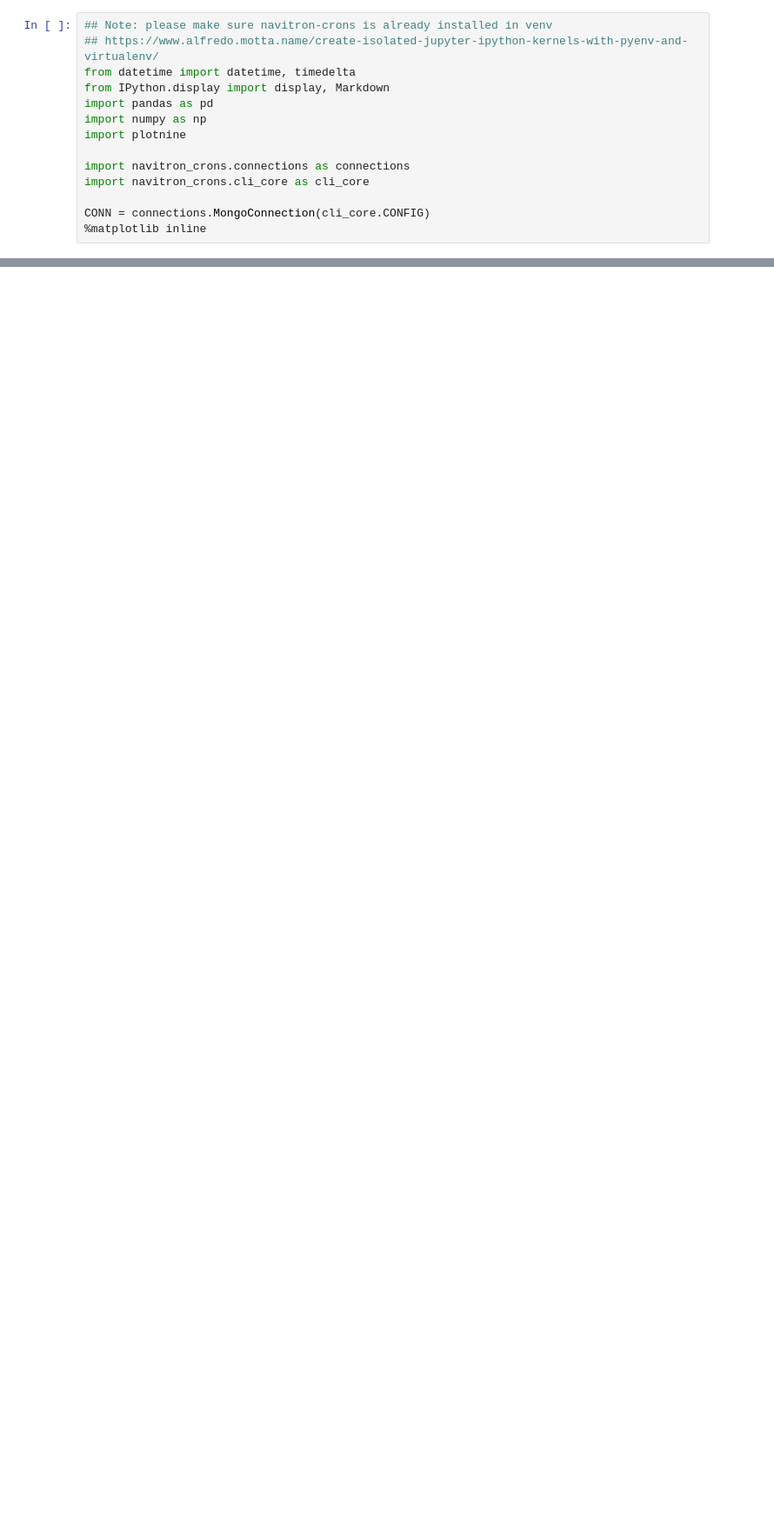
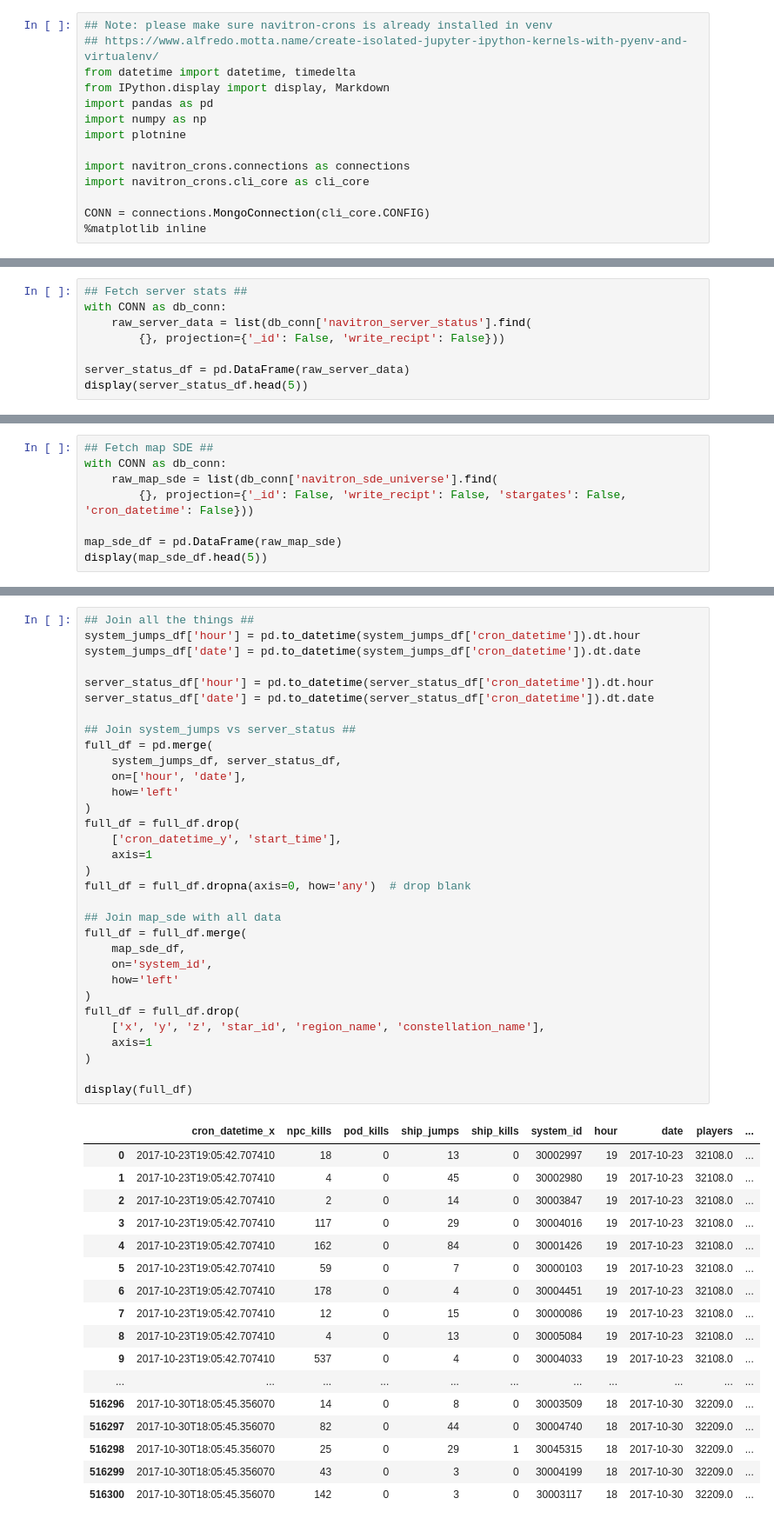
Before and after one commit to j9ac9k/NavitronEve, a Jupyter notebook: experiments/danger_predictor.ipynb, the cells around one changed output, grey strips where cells are left out. Shown at 87% size. Drawn from its saved outputs; the diff is of its cells as text; blank space fills up the shorter version.

Commit message:
updating demo ipynb to fetch/merge required v1 data

```diff
--- a/experiments/danger_predictor.ipynb
+++ b/experiments/danger_predictor.ipynb
@@ -28,0 +30,8 @@ display(system_jumps_df.head(5))
+# %%
+## Fetch server stats ##
+with CONN as db_conn:
+    raw_server_data = list(db_conn['navitron_server_status'].find(
+        {}, projection={'_id': False, 'write_recipt': False}))
+
+server_status_df = pd.DataFrame(raw_server_data)
+display(server_status_df.head(5))
@@ -28,0 +45,8 @@ display(system_jumps_df.head(5))
+# %%
+## Fetch map SDE ##
+with CONN as db_conn:
+    raw_map_sde = list(db_conn['navitron_sde_universe'].find(
+        {}, projection={'_id': False, 'write_recipt': False, 'stargates': False, 'cron_datetime': False}))
+
+map_sde_df = pd.DataFrame(raw_map_sde)
+display(map_sde_df.head(5))
@@ -28,0 +60,50 @@ display(system_jumps_df.head(5))
+# %%
+## Join all the things ##
+system_jumps_df['hour'] = pd.to_datetime(system_jumps_df['cron_datetime']).dt.hour
+system_jumps_df['date'] = pd.to_datetime(system_jumps_df['cron_datetime']).dt.date
+
+server_status_df['hour'] = pd.to_datetime(server_status_df['cron_datetime']).dt.hour
+server_status_df['date'] = pd.to_datetime(server_status_df['cron_datetime']).dt.date
+
+## Join system_jumps vs server_status ##
+full_df = pd.merge(
+    system_jumps_df, server_status_df,
+    on=['hour', 'date'],
+    how='left'
+)
+full_df = full_df.drop(
+    ['cron_datetime_y', 'start_time'],
+    axis=1
+)
+full_df = full_df.dropna(axis=0, how='any')  # drop blank
+
+## Join map_sde with all data
+full_df = full_df.merge(
+    map_sde_df,
+    on='system_id',
+    how='left'
+)
+full_df = full_df.drop(
+    ['x', 'y', 'z', 'star_id', 'region_name', 'constellation_name'],
+    axis=1
+)
+
+display(full_df)
+# %% [output]
+|  | cron_datetime_x | npc_kills | pod_kills | ship_jumps | ship_kills | system_id | hour | date | players | ... |
+| 0 | 2017-10-23T19:05:42.707410 | 18 | 0 | 13 | 0 | 30002997 | 19 | 2017-10-23 | 32108.0 | ... |
+| 1 | 2017-10-23T19:05:42.707410 | 4 | 0 | 45 | 0 | 30002980 | 19 | 2017-10-23 | 32108.0 | ... |
+| 2 | 2017-10-23T19:05:42.707410 | 2 | 0 | 14 | 0 | 30003847 | 19 | 2017-10-23 | 32108.0 | ... |
+| 3 | 2017-10-23T19:05:42.707410 | 117 | 0 | 29 | 0 | 30004016 | 19 | 2017-10-23 | 32108.0 | ... |
+| 4 | 2017-10-23T19:05:42.707410 | 162 | 0 | 84 | 0 | 30001426 | 19 | 2017-10-23 | 32108.0 | ... |
+| 5 | 2017-10-23T19:05:42.707410 | 59 | 0 | 7 | 0 | 30000103 | 19 | 2017-10-23 | 32108.0 | ... |
+| 6 | 2017-10-23T19:05:42.707410 | 178 | 0 | 4 | 0 | 30004451 | 19 | 2017-10-23 | 32108.0 | ... |
+| 7 | 2017-10-23T19:05:42.707410 | 12 | 0 | 15 | 0 | 30000086 | 19 | 2017-10-23 | 32108.0 | ... |
+| 8 | 2017-10-23T19:05:42.707410 | 4 | 0 | 13 | 0 | 30005084 | 19 | 2017-10-23 | 32108.0 | ... |
+| 9 | 2017-10-23T19:05:42.707410 | 537 | 0 | 4 | 0 | 30004033 | 19 | 2017-10-23 | 32108.0 | ... |
+| ... | ... | ... | ... | ... | ... | ... | ... | ... | ... | ... |
+| 516296 | 2017-10-30T18:05:45.356070 | 14 | 0 | 8 | 0 | 30003509 | 18 | 2017-10-30 | 32209.0 | ... |
+| 516297 | 2017-10-30T18:05:45.356070 | 82 | 0 | 44 | 0 | 30004740 | 18 | 2017-10-30 | 32209.0 | ... |
+| 516298 | 2017-10-30T18:05:45.356070 | 25 | 0 | 29 | 1 | 30045315 | 18 | 2017-10-30 | 32209.0 | ... |
+| 516299 | 2017-10-30T18:05:45.356070 | 43 | 0 | 3 | 0 | 30004199 | 18 | 2017-10-30 | 32209.0 | ... |
+| 516300 | 2017-10-30T18:05:45.356070 | 142 | 0 | 3 | 0 | 30003117 | 18 | 2017-10-30 | 32209.0 | ... |
```
Also changed, not shown: parts of 4 cells of this notebook.
